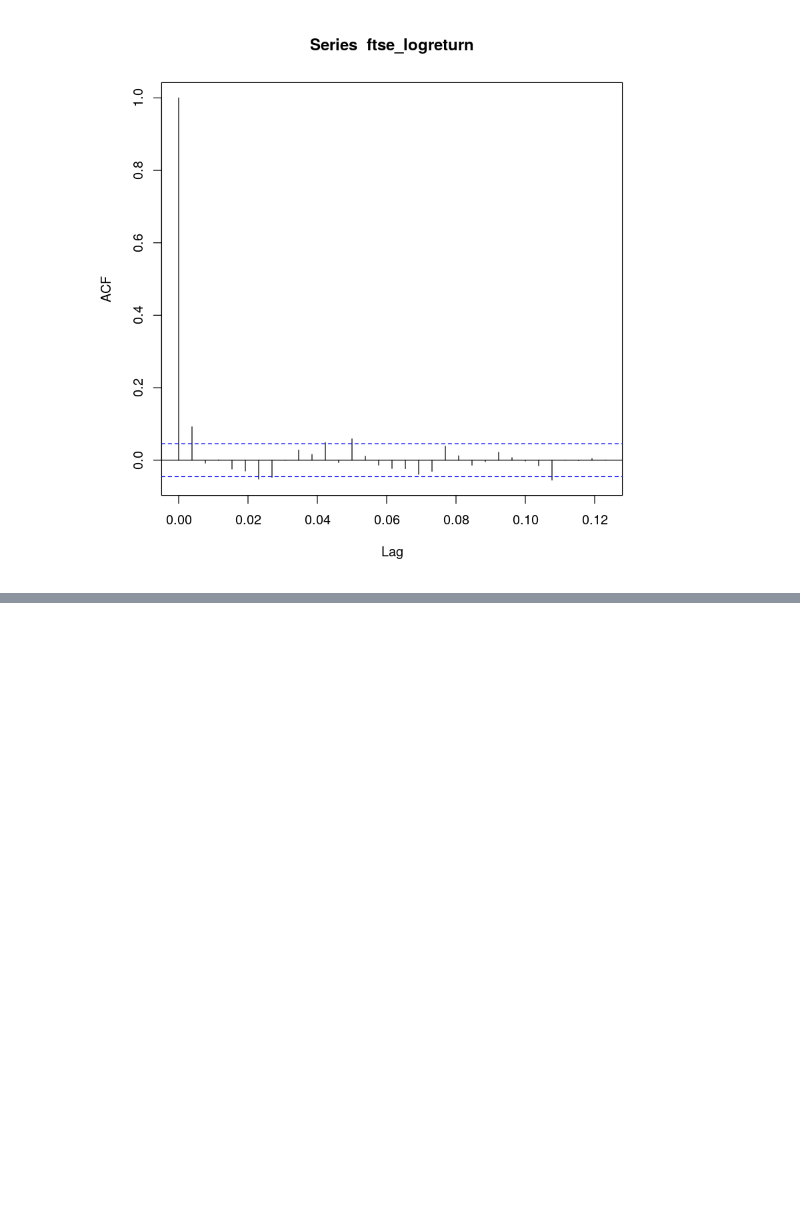
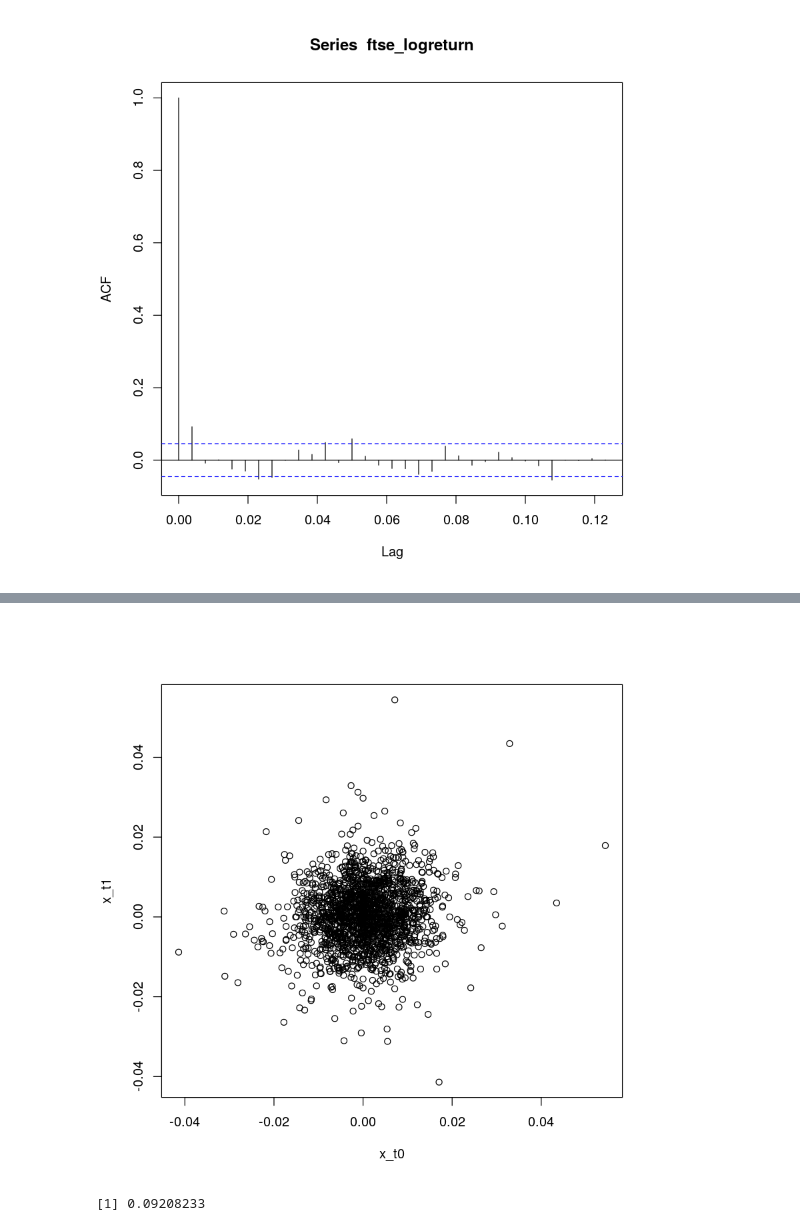
Before and after one commit to denglert/R-sandbox, a Jupyter notebook: datacamp/Time_series/Autocorrelation.ipynb, the cells around one changed output, grey strips where cells are left out. Cells and saved outputs as stored; diff of their text form; code cells hidden in the pictures; blank space fills up the shorter version.

```diff
--- a/datacamp/Time_series/Autocorrelation.ipynb
+++ b/datacamp/Time_series/Autocorrelation.ipynb
@@ -73,3 +75,9 @@ Autocorrelations of series ‘ftse_logreturn’, by lag
 acf(ftse_logreturn)
 # %% [output]
 [figure]
+# %%
+# Define x_t0 as x[-1]
+x_t0 <- ftse_logreturn[-1]
+
+# Define x_t1 as x[-n]
+x_t1 <- ftse_logreturn[-length(ftse_logreturn)]
@@ -75,0 +97,8 @@ acf(ftse_logreturn)
+# %%
+plot(x_t0, x_t1)
+# %% [output]
+[figure, added]
+# %%
+cor(x_t0, x_t1)
+# %% [output]
+[1] 0.09208233
```
Also changed, not shown: parts of 12 cells of this notebook, 1 other file.
